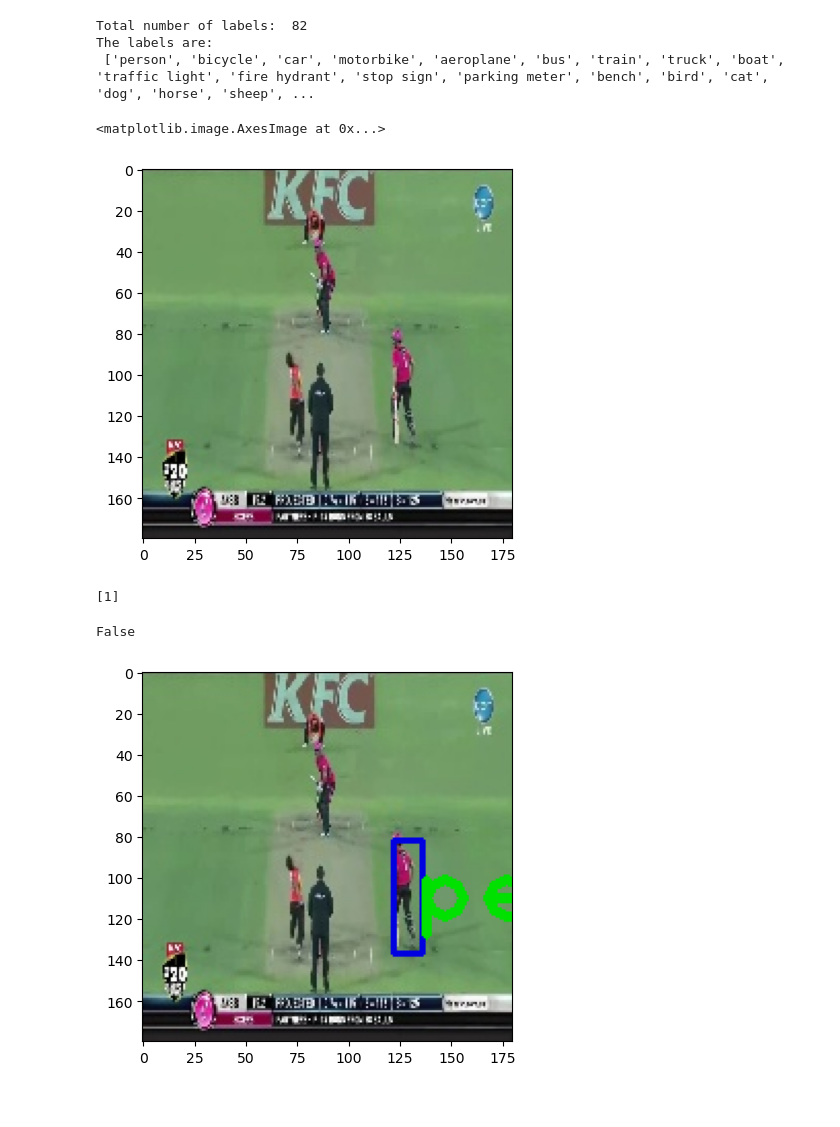
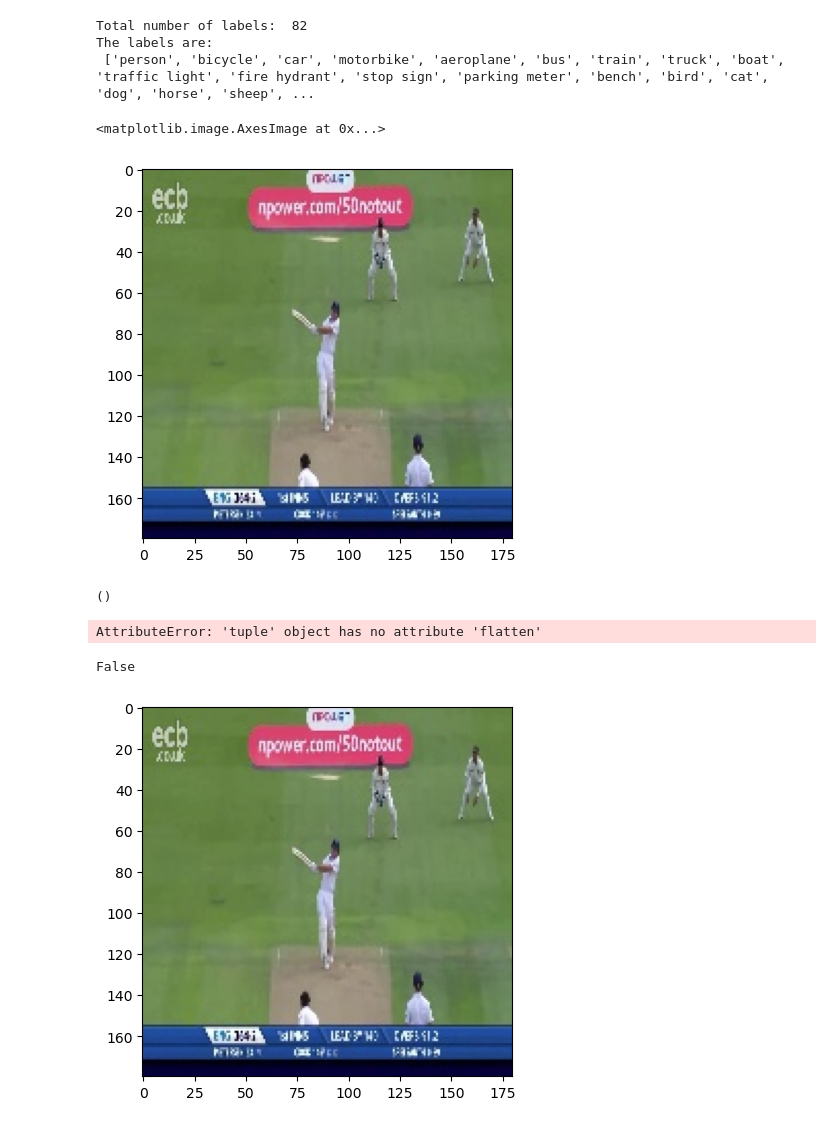
Before and after one commit to LadyHannelore/FYP_PROJECT, a Jupyter notebook: object-detection-MobileNet-SSD-V3.ipynb, the cells around one changed output. Cells and saved outputs as stored; diff of their text form; code cells hidden in the pictures.

```diff
--- a/object-detection-MobileNet-SSD-V3.ipynb
+++ b/object-detection-MobileNet-SSD-V3.ipynb
@@ -26,29 +26,31 @@ Total number of labels:  82
 The labels are:
  ['person', 'bicycle', 'car', 'motorbike', 'aeroplane', 'bus', 'train', 'truck', 'boat', 'traffic light', 'fire hydrant', 'stop sign', 'parking meter', 'bench', 'bird', 'cat', 'dog', 'horse', 'sheep', ...
 # %%
-img1 = cv2.imread('dataset frames\\cover_frames\\frame1_0.jpeg')
+img1 = cv2.imread('dataset frames\\pull_frames\\frame1_35.jpeg')
 #print(img1)
 plt.imshow(cv2.cvtColor(img1,cv2.COLOR_BGR2RGB)) # converted the image from bgr to rgb
 # %% [output]
 <matplotlib.image.AxesImage at 0x...>
-[figure, old version]
+[figure, new version]
 # %%
 ClassIndex, confidence, bbox = model.detect(img1,confThreshold=0.7)
 # %%
 print(ClassIndex)
 # %% [output]
-[1]
+()
 # %%
-font_scale = 3
+font_scale = 1
 font = cv2.FONT_HERSHEY_PLAIN
 for ind, conf, box, in zip(ClassIndex.flatten(),confidence.flatten(),bbox):
     cv2.rectangle(img1,box,(225,0,0),2)
     cv2.putText(img1,labels[ind-1],(box[0]+10,box[1]+40),font,fontScale=font_scale,color=(0,225,0),thickness=3)
+# %% [output]
+AttributeError: 'tuple' object has no attribute 'flatten'
 # %%
 plt.imshow(cv2.cvtColor(img1,cv2.COLOR_BGR2RGB))
 img1=cv2.cvtColor(img1,cv2.COLOR_BGR2RGB)
 cv2.imwrite('./img/result1.jpg',img1)
 # %% [output]
 False
-[figure, old version]
+[figure, new version]
 # %%
```
Also changed, not shown: parts of 3 cells of this notebook, 1 other file.
